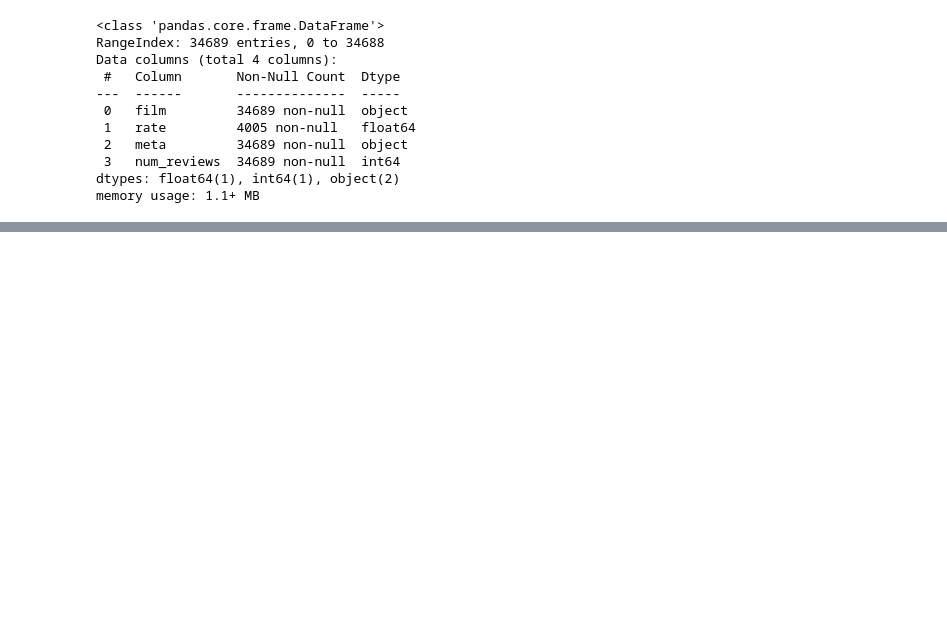
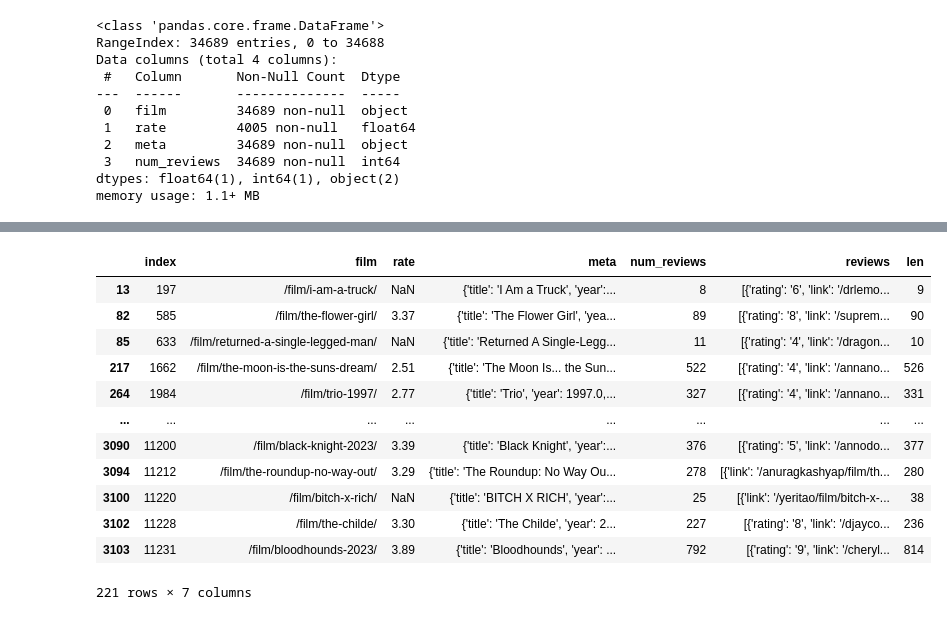
Before and after one commit to shaw6741/movie-analysis, a Jupyter notebook: 2_get_reviews.ipynb, the cells around one changed output, grey strips where cells are left out. Drawn from its saved outputs; the diff is of its cells as text; code cells hidden in the pictures; blank space fills up the shorter version.

```diff
--- a/2_get_reviews.ipynb
+++ b/2_get_reviews.ipynb
@@ -152,10 +147,3 @@ kr1 = kr[kr.num_reviews >= 5].reset_index()
 # %%
-def get_all_reviews(row):
-    movie = row['film']
-    num = row['num_reviews']
-    pages = int(num/12+2)
-    review_lst = []
-    for page in range(1, pages+1):
-        reviews_page_lst = get_review(movie, page)
-        review_lst.extend(reviews_page_lst)
-    return review_lst
+%%time
+kr1['reviews'] = kr1.parallel_apply(get_all_reviews, axis=1)
@@ -161,0 +158,17 @@ def get_all_reviews(row):
+# %%
+kr1['len'] = [len(r) for r in kr1['reviews']]
+kr1[(kr1.len != kr1.num_reviews) & (kr1.len != 3072)]
+# %% [output]
+|  | index | film | rate | meta | num_reviews | reviews | len |
+| 13 | 197 | /film/i-am-a-truck/ | NaN | {'title': 'I Am a Truck', 'year':... | 8 | [{'rating': '6', 'link': '/drlemo... | 9 |
+| 82 | 585 | /film/the-flower-girl/ | 3.37 | {'title': 'The Flower Girl', 'yea... | 89 | [{'rating': '8', 'link': '/suprem... | 90 |
+| 85 | 633 | /film/returned-a-single-legged-man/ | NaN | {'title': 'Returned A Single-Legg... | 11 | [{'rating': '4', 'link': '/dragon... | 10 |
+| 217 | 1662 | /film/the-moon-is-the-suns-dream/ | 2.51 | {'title': 'The Moon Is... the Sun... | 522 | [{'rating': '4', 'link': '/annano... | 526 |
+| 264 | 1984 | /film/trio-1997/ | 2.77 | {'title': 'Trio', 'year': 1997.0,... | 327 | [{'rating': '4', 'link': '/annano... | 331 |
+| ... | ... | ... | ... | ... | ... | ... | ... |
+| 3090 | 11200 | /film/black-knight-2023/ | 3.39 | {'title': 'Black Knight', 'year':... | 376 | [{'rating': '5', 'link': '/annodo... | 377 |
+| 3094 | 11212 | /film/the-roundup-no-way-out/ | 3.29 | {'title': 'The Roundup: No Way Ou... | 278 | [{'link': '/anuragkashyap/film/th... | 280 |
+| 3100 | 11220 | /film/bitch-x-rich/ | NaN | {'title': 'BITCH X RICH', 'year':... | 25 | [{'link': '/yeritao/film/bitch-x-... | 38 |
+| 3102 | 11228 | /film/the-childe/ | 3.30 | {'title': 'The Childe', 'year': 2... | 227 | [{'rating': '8', 'link': '/djayco... | 236 |
+| 3103 | 11231 | /film/bloodhounds-2023/ | 3.89 | {'title': 'Bloodhounds', 'year': ... | 792 | [{'rating': '9', 'link': '/cheryl... | 814 |
+221 rows × 7 columns
```
Also changed, not shown: parts of 28 cells of this notebook, 2 other files.
